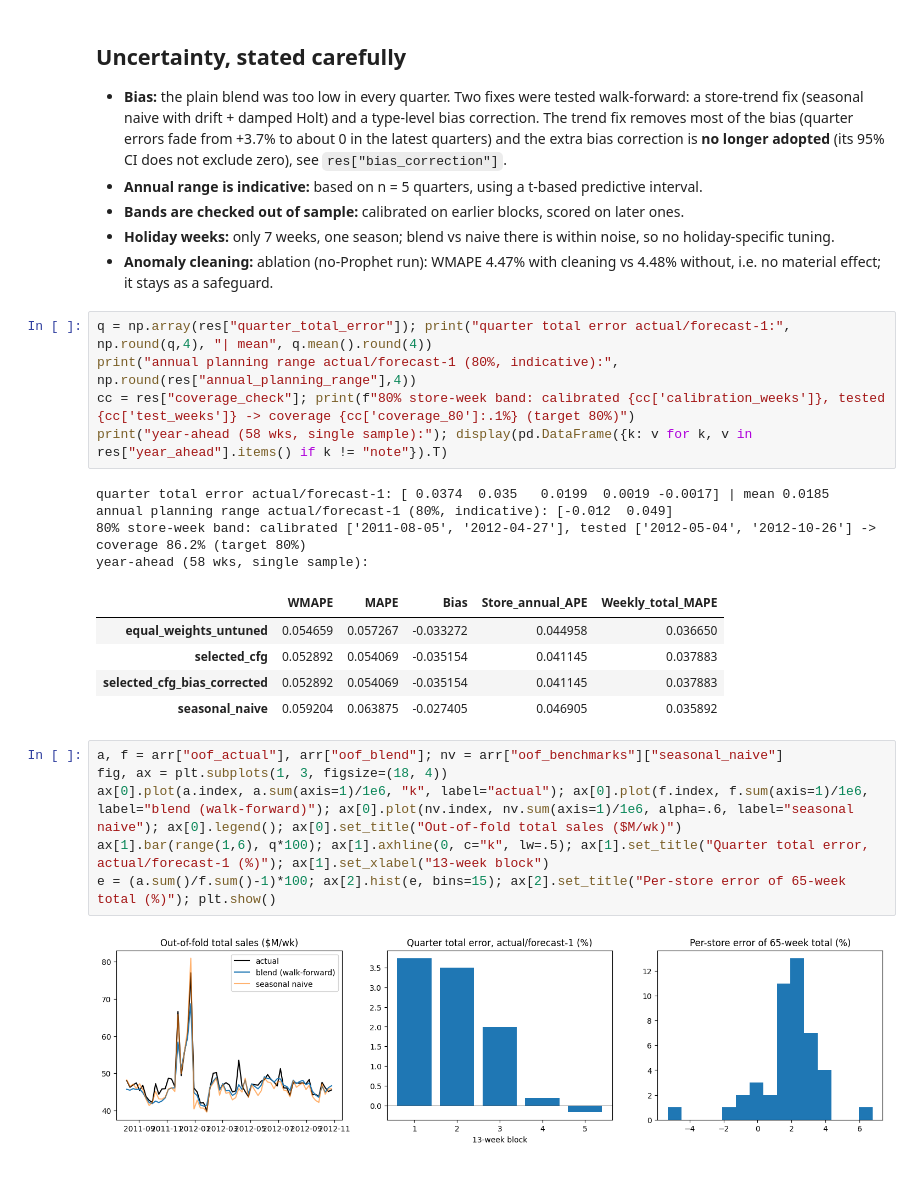
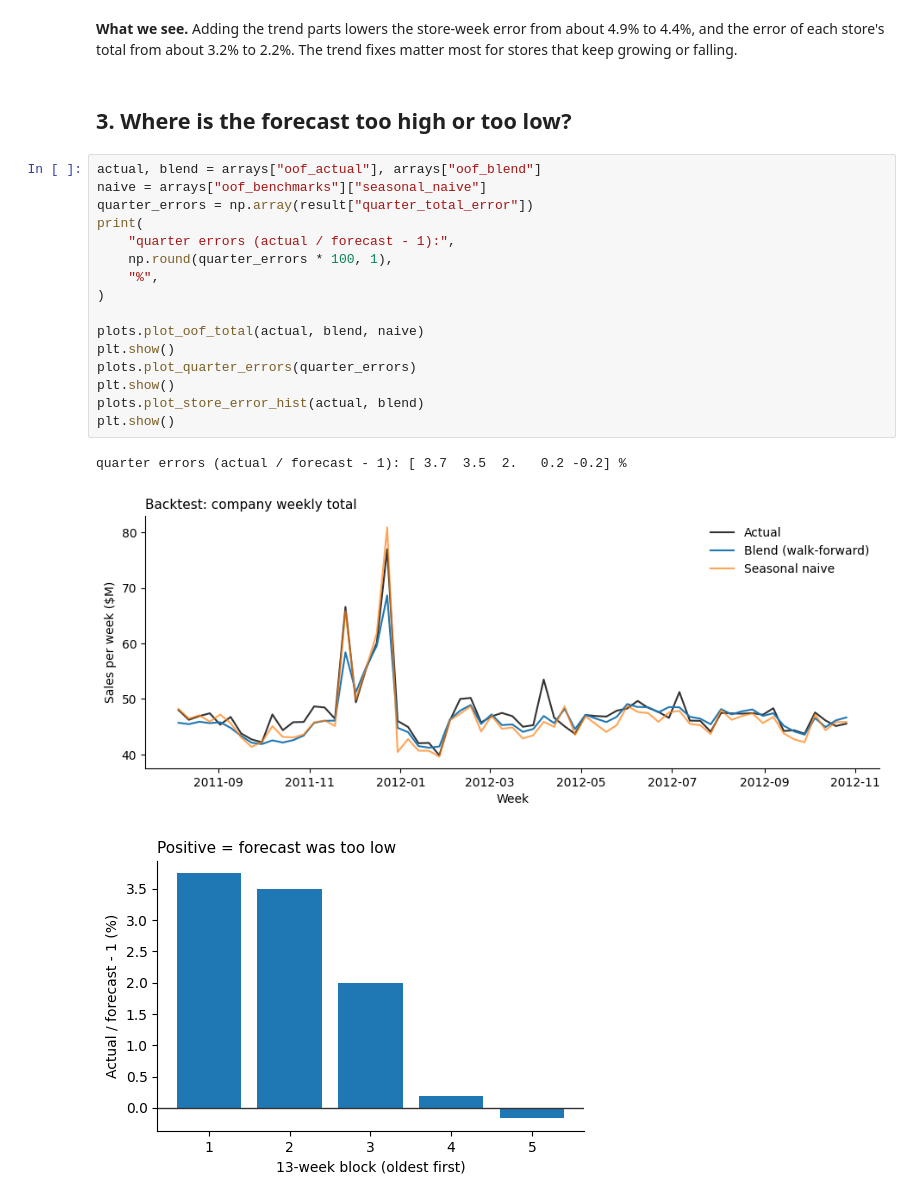
Before and after one commit to orangegreen212/speedy_forecasting, a Jupyter notebook: notebooks/02_modelling.ipynb, the cells around one changed output. Cells and saved outputs as stored; diff of their text form.

```diff
--- a/notebooks/02_modelling.ipynb
+++ b/notebooks/02_modelling.ipynb
@@ -58,30 +105,24 @@ Store-trend fixes: per-store annual error drops a lot (Store_annual_APE), store-
-# %% [markdown]
-## Uncertainty, stated carefully
-* **Bias:** the plain blend was too low in every quarter. Two fixes were tested walk-forward: a store-trend fix (seasonal naive with drift + damped Holt) and a type-level bias correction. The trend fix removes most of the bias (quarter errors fade from +3.7% to about 0 in the latest quarters) and the extra bias correction is **no longer adopted** (its 95% CI does not exclude zero), see `res["bias_correction"]`.
-* **Annual range is indicative:** based on n = 5 quarters, using a t-based predictive interval.
-* **Bands are checked out of sample:** calibrated on earlier blocks, scored on later ones.
-* **Holiday weeks:** only 7 weeks, one season; blend vs naive there is within noise, so no holiday-specific tuning.
-* **Anomaly cleaning:** ablation (no-Prophet run): WMAPE 4.47% with cleaning vs 4.48% without, i.e. no material effect; it stays as a safeguard.
-# %%
-q = np.array(res["quarter_total_error"]); print("quarter total error actual/forecast-1:", np.round(q,4), "| mean", q.mean().round(4))
-print("annual planning range actual/forecast-1 (80%, indicative):", np.round(res["annual_planning_range"],4))
-cc = res["coverage_check"]; print(f"80% store-week band: calibrated {cc['calibration_weeks']}, tested {cc['test_weeks']} -> coverage {cc['coverage_80']:.1%} (target 80%)")
-print("year-ahead (58 wks, single sample):"); display(pd.DataFrame({k: v for k, v in res["year_ahead"].items() if k != "note"}).T)
-# %% [output]
-quarter total error actual/forecast-1: [ 0.0374  0.035   0.0199  0.0019 -0.0017] | mean 0.0185
-annual planning range actual/forecast-1 (80%, indicative): [-0.012  0.049]
-80% store-week band: calibrated ['2011-08-05', '2012-04-27'], tested ['2012-05-04', '2012-10-26'] -> coverage 86.2% (target 80%)
-year-ahead (58 wks, single sample):
-|  | WMAPE | MAPE | Bias | Store_annual_APE | Weekly_total_MAPE |
-| equal_weights_untuned | 0.054659 | 0.057267 | -0.033272 | 0.044958 | 0.036650 |
-| selected_cfg | 0.052892 | 0.054069 | -0.035154 | 0.041145 | 0.037883 |
-| selected_cfg_bias_corrected | 0.052892 | 0.054069 | -0.035154 | 0.041145 | 0.037883 |
-| seasonal_naive | 0.059204 | 0.063875 | -0.027405 | 0.046905 | 0.035892 |
-# %%
-a, f = arr["oof_actual"], arr["oof_blend"]; nv = arr["oof_benchmarks"]["seasonal_naive"]
-fig, ax = plt.subplots(1, 3, figsize=(18, 4))
-ax[0].plot(a.index, a.sum(axis=1)/1e6, "k", label="actual"); ax[0].plot(f.index, f.sum(axis=1)/1e6, label="blend (walk-forward)"); ax[0].plot(nv.index, nv.sum(axis=1)/1e6, alpha=.6, label="seasonal naive"); ax[0].legend(); ax[0].set_title("Out-of-fold total sales ($M/wk)")
-ax[1].bar(range(1,6), q*100); ax[1].axhline(0, c="k", lw=.5); ax[1].set_title("Quarter total error, actual/forecast-1 (%)"); ax[1].set_xlabel("13-week block")
-e = (a.sum()/f.sum()-1)*100; ax[2].hist(e, bins=15); ax[2].set_title("Per-store error of 65-week total (%)"); plt.show()
-# %% [output]
-[figure, removed]
+# %% [markdown]
+**What we see.** Adding the trend parts lowers the store-week error from about 4.9% to 4.4%, and the error of each store's total from about 3.2% to 2.2%. The trend fixes matter most for stores that keep growing or falling.
+# %% [markdown]
+## 3. Where is the forecast too high or too low?
+# %%
+actual, blend = arrays["oof_actual"], arrays["oof_blend"]
+naive = arrays["oof_benchmarks"]["seasonal_naive"]
+quarter_errors = np.array(result["quarter_total_error"])
+print(
+    "quarter errors (actual / forecast - 1):",
+    np.round(quarter_errors * 100, 1),
+    "%",
+)
+
+plots.plot_oof_total(actual, blend, naive)
+plt.show()
+plots.plot_quarter_errors(quarter_errors)
+plt.show()
+plots.plot_store_error_hist(actual, blend)
+plt.show()
+# %% [output]
+quarter errors (actual / forecast - 1): [ 3.7  3.5  2.   0.2 -0.2] %
+[figure, added]
+[figure, added]
```
Also changed, not shown: parts of 25 cells of this notebook, 32 other files.
